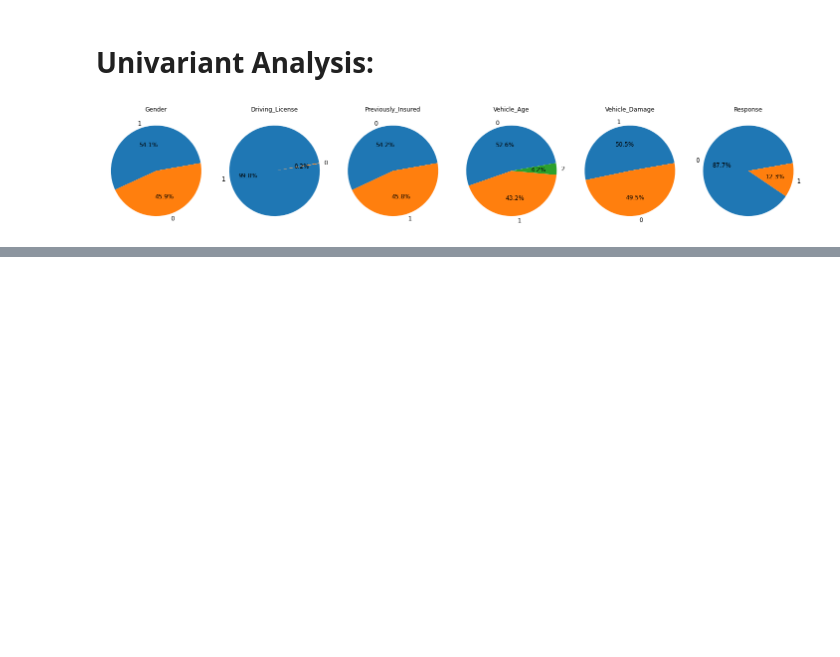
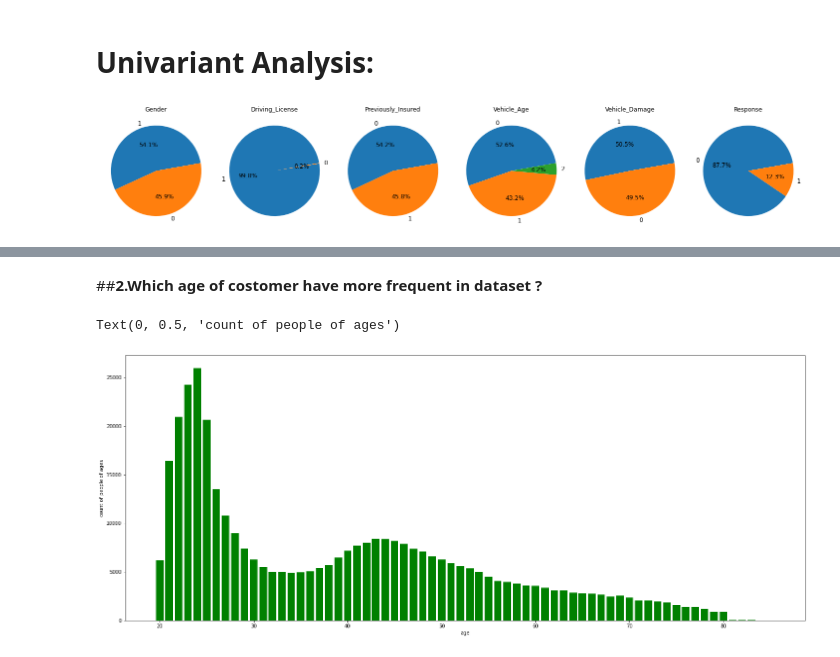
Before and after one commit to 143biswajit/HEALTH-INSURANCE-CROSS-SELL-PREDICTION, a Jupyter notebook: HEALTH_INSURANCE_CROSS_SELL_PREDICTION.ipynb, the cells around one changed output, grey strips where cells are left out. Cells and saved outputs as stored; diff of their text form; code cells hidden in the pictures; blank space fills up the shorter version.

```diff
--- a/HEALTH_INSURANCE_CROSS_SELL_PREDICTION.ipynb
+++ b/HEALTH_INSURANCE_CROSS_SELL_PREDICTION.ipynb
@@ -362,0 +389,12 @@ for i, c in enumerate(df[categorical_data]):
+# %% [markdown]
+##<b>2.Which age of costomer have more frequent in dataset ?
+# %%
+age =df['Age'].value_counts().index
+no_of_age =df['Age'].value_counts()
+plt.rcParams['figure.figsize'] = (25, 10)
+plt.bar(age,no_of_age,color = 'green')
+plt.xlabel("age")
+plt.ylabel("count of people of ages")
+# %% [output]
+Text(0, 0.5, 'count of people of ages')
+[figure, added]
```
Also changed, not shown: parts of 22 cells of this notebook.
